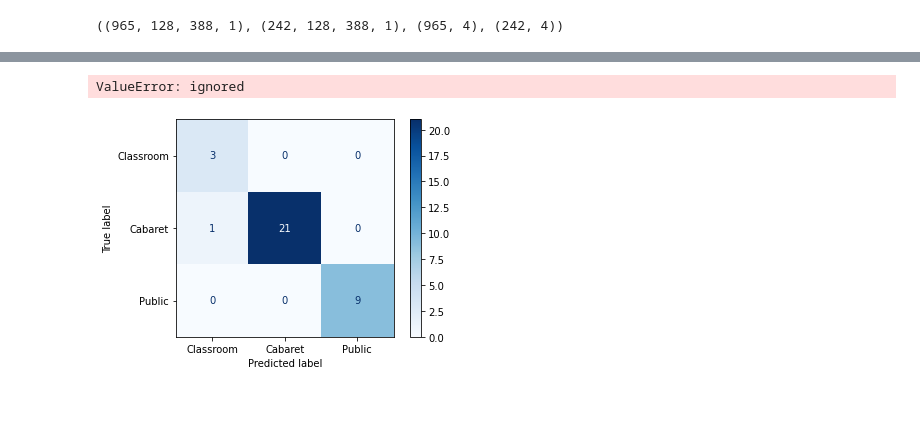
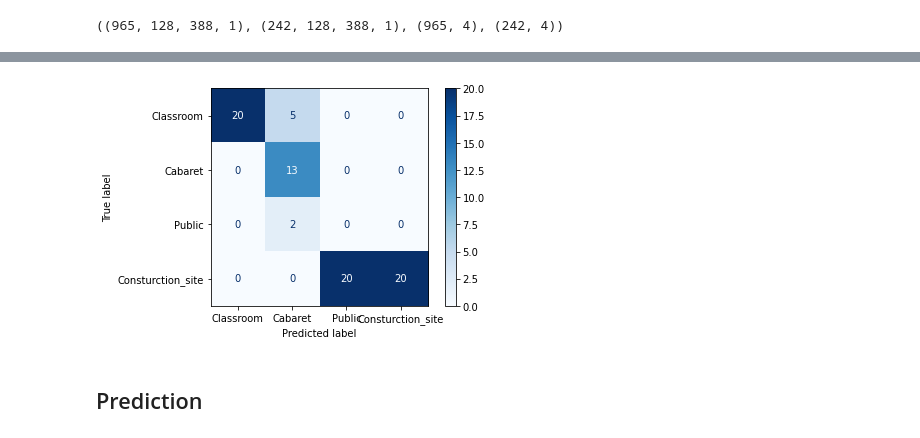
Before and after one commit to MAOK-Yongsuk/-Environmental-Sound-Classification, a Jupyter notebook: Environmental_Sound_Classification.ipynb, the cells around one changed output, grey strips where cells are left out. Saved outputs shown, nothing was run; the diff lists cells and outputs as text; code cells hidden in the pictures; blank space fills up the shorter version.

```diff
--- a/Environmental_Sound_Classification.ipynb
+++ b/Environmental_Sound_Classification.ipynb
@@ -207,11 +253,3 @@ def wav22predict(sf):
   p = model.predict(testsound)
   i = np.argmax(p)
   return i
-# %%
-test_file = os.listdir('/content/drive/MyDrive/Situation_Classification_From_Sounds/dataset/test')
-y_pred = []
-for t in tqdm(test_file):
-  sound = "test/" + t
-  print(sound)
-  r = wav22predict(sound)
-  y_pred.append(r)
@@ -219,15 +299,16 @@ for t in tqdm(test_file):
 from sklearn.metrics import ConfusionMatrixDisplay
 from sklearn.metrics import confusion_matrix
 import matplotlib.pyplot as plt
+import numpy as np
 
-y_pred=model.predict(xtest)
-y_pred=np.argmax(y_pred,axis=1)
+y_pred = np.array(y_pred)
+y_test = np.array(y_testt)
+labels = ['Classroom','Cabaret','Public','Consturction_site']
 
-print(confusion_matrix(y_pred, ytest))
+cm = confusion_matrix(y_pred,y_test)
 
-# labels = ['Classroom','Cabaret','Public','Construction_site']
-# disp = ConfusionMatrixDisplay(confusion_matrix=cm, display_labels=labels)
+disp = ConfusionMatrixDisplay(confusion_matrix=cm, display_labels=labels)
 
-# disp.plot(cmap=plt.cm.Blues)
-# plt.show()
+disp.plot(cmap=plt.cm.Blues)
+plt.show()
 # %% [output]
@@ -235,21 +315,4 @@ print(confusion_matrix(y_pred, ytest))
-ValueError: ignored
+[figure, added]
-# %%
-from sklearn.metrics import ConfusionMatrixDisplay
-from sklearn.metrics import confusion_matrix
-import matplotlib.pyplot as plt
-import numpy as np
-
-
-y_pred = np.array(y_pred)
-y_test = np.array([1, 1, 1, 1, 1, 1, 1, 1, 1, 1, 1, 1, 1, 1, 1, 1, 1, 1, 1, 1, 1, 1, 2, 2, 2, 2, 2, 2, 2, 2, 0, 0, 0, 2])
-labels = ['Classroom','Cabaret','Public']
-
-cm = confusion_matrix(y_test, y_pred)
-
-disp = ConfusionMatrixDisplay(confusion_matrix=cm, display_labels=labels)
-
-disp.plot(cmap=plt.cm.Blues)
-plt.show()
-# %% [output]
-[figure, removed]
+# %% [markdown]
+## Prediction
 # %%
```
Also changed, not shown: parts of 12 cells of this notebook.
